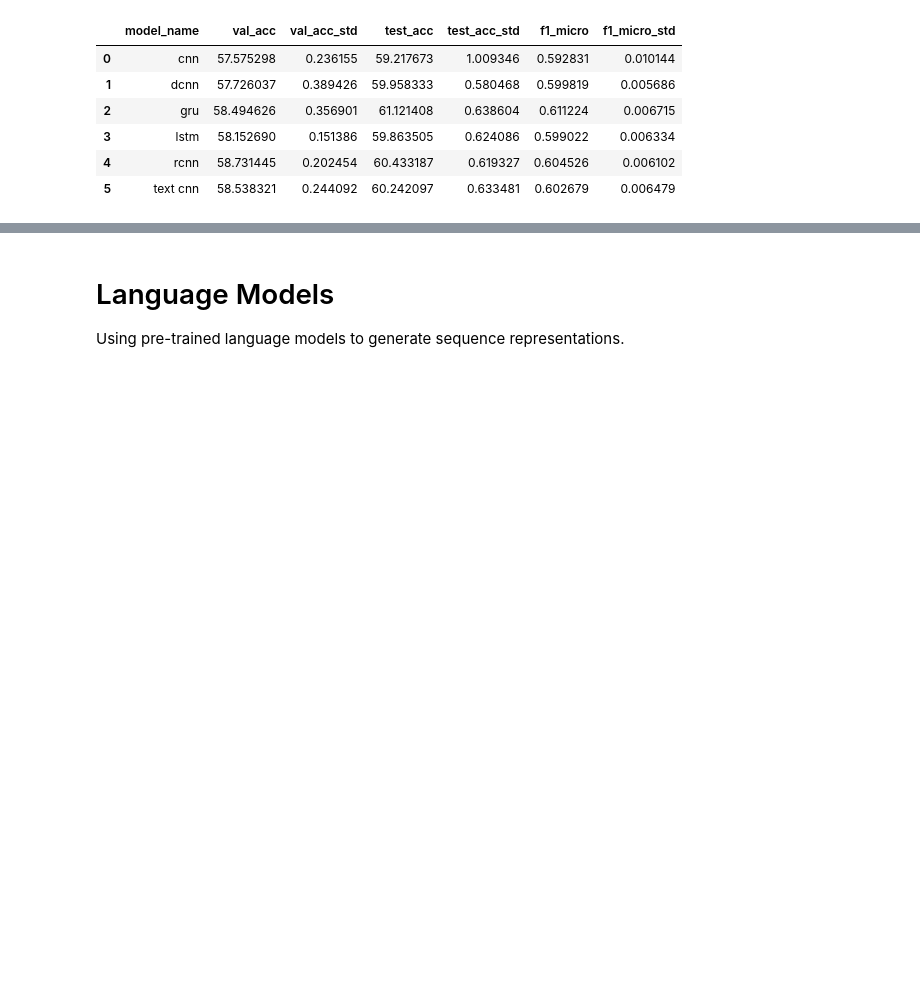
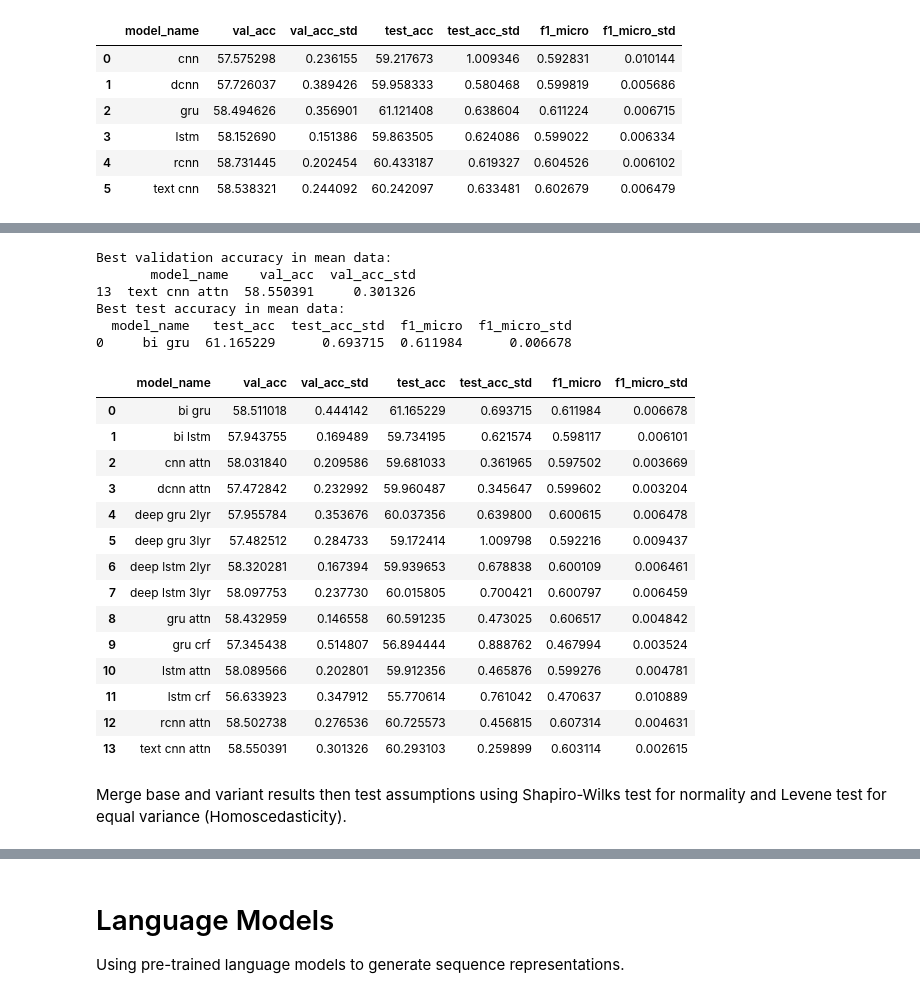
Before and after one commit to NathanDuran/Sentence-Encoding-for-DA-Classification, a Jupyter notebook: data_processing/maptask_results.ipynb, the cells around one changed output, grey strips where cells are left out. Drawn from its saved outputs; the diff is of its cells as text; code cells hidden in the pictures; blank space fills up the shorter version.

Commit message:
Finish Maptask Results
Add model_name Only Param To Some Stats Functions

```diff
--- a/data_processing/maptask_results.ipynb
+++ b/data_processing/maptask_results.ipynb
@@ -516,0 +534,40 @@ Best test accuracy in mean data:
+# %%
+# Name of the experiment parameter for comparison
+exp_param = 'model_variants'
+
+# Load language models experiment data
+variants_data = load_dataframe(os.path.join(task_name, exp_param, exp_param + '_data.csv'))
+variants_mean_data = load_dataframe(os.path.join(task_name,  exp_param, exp_param + '_mean_data.csv'))
+
+# Get the max values for each model
+print("Best validation accuracy in mean data:")
+print(variants_mean_data.loc[[variants_mean_data['val_acc'].idxmax()], ['model_name', 'val_acc', 'val_acc_std']])
+print("Best test accuracy in mean data:")
+print(variants_mean_data.loc[[variants_mean_data['test_acc'].idxmax()], ['model_name', 'test_acc', 'test_acc_std', 'f1_micro', 'f1_micro_std']])
+variants_data_max = get_max(variants_mean_data, [])
+variants_data_max
+# %% [output]
+Best validation accuracy in mean data:
+       model_name    val_acc  val_acc_std
+13  text cnn attn  58.550391     0.301326
+Best test accuracy in mean data:
+  model_name   test_acc  test_acc_std  f1_micro  f1_micro_std
+0     bi gru  61.165229      0.693715  0.611984      0.006678
+|  | model_name | val_acc | val_acc_std | test_acc | test_acc_std | f1_micro | f1_micro_std |
+| 0 | bi gru | 58.511018 | 0.444142 | 61.165229 | 0.693715 | 0.611984 | 0.006678 |
+| 1 | bi lstm | 57.943755 | 0.169489 | 59.734195 | 0.621574 | 0.598117 | 0.006101 |
+| 2 | cnn attn | 58.031840 | 0.209586 | 59.681033 | 0.361965 | 0.597502 | 0.003669 |
+| 3 | dcnn attn | 57.472842 | 0.232992 | 59.960487 | 0.345647 | 0.599602 | 0.003204 |
+| 4 | deep gru 2lyr | 57.955784 | 0.353676 | 60.037356 | 0.639800 | 0.600615 | 0.006478 |
+| 5 | deep gru 3lyr | 57.482512 | 0.284733 | 59.172414 | 1.009798 | 0.592216 | 0.009437 |
+| 6 | deep lstm 2lyr | 58.320281 | 0.167394 | 59.939653 | 0.678838 | 0.600109 | 0.006461 |
+| 7 | deep lstm 3lyr | 58.097753 | 0.237730 | 60.015805 | 0.700421 | 0.600797 | 0.006459 |
+| 8 | gru attn | 58.432959 | 0.146558 | 60.591235 | 0.473025 | 0.606517 | 0.004842 |
+| 9 | gru crf | 57.345438 | 0.514807 | 56.894444 | 0.888762 | 0.467994 | 0.003524 |
+| 10 | lstm attn | 58.089566 | 0.202801 | 59.912356 | 0.465876 | 0.599276 | 0.004781 |
+| 11 | lstm crf | 56.633923 | 0.347912 | 55.770614 | 0.761042 | 0.470637 | 0.010889 |
+| 12 | rcnn attn | 58.502738 | 0.276536 | 60.725573 | 0.456815 | 0.607314 | 0.004631 |
+| 13 | text cnn attn | 58.550391 | 0.301326 | 60.293103 | 0.259899 | 0.603114 | 0.002615 |
+# %% [markdown]
+Merge base and variant results then test assumptions using Shapiro-Wilks test for normality
+and Levene test for equal variance (Homoscedasticity).
```
Also changed, not shown: parts of 11 cells of this notebook, 1 other file.
